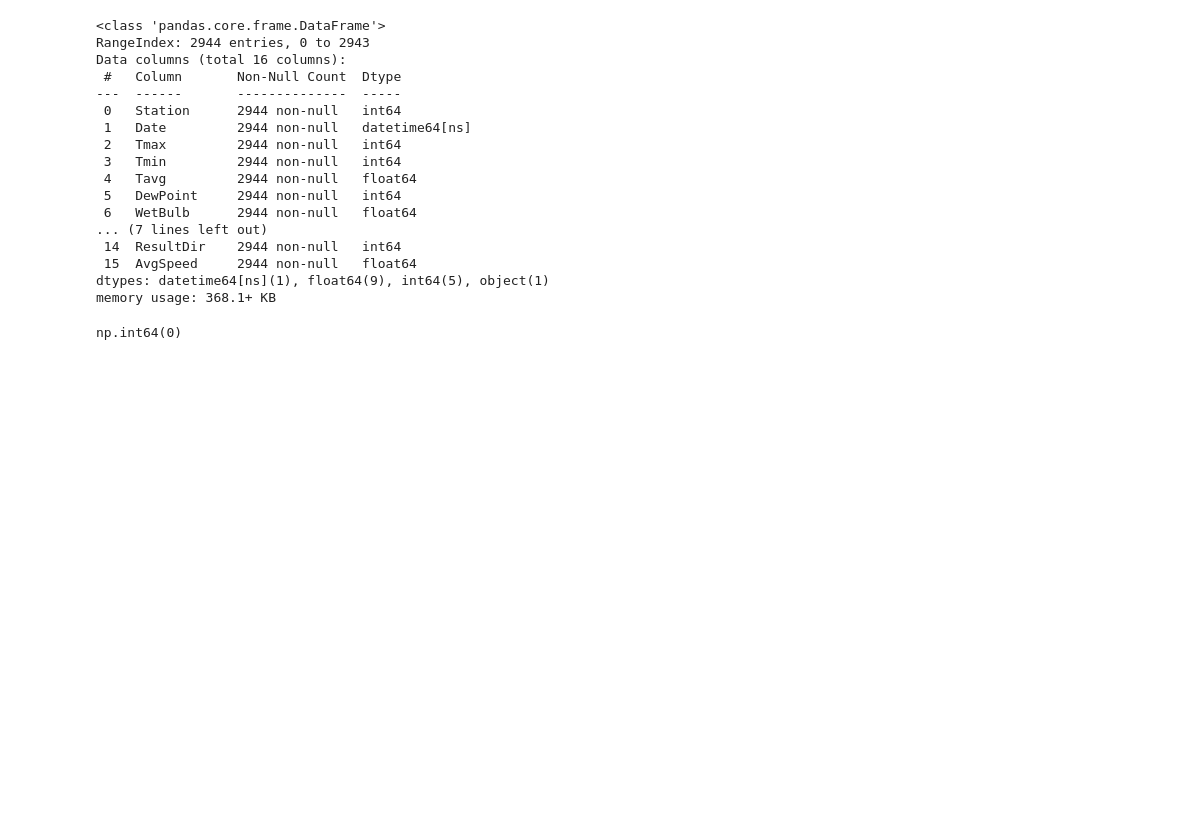
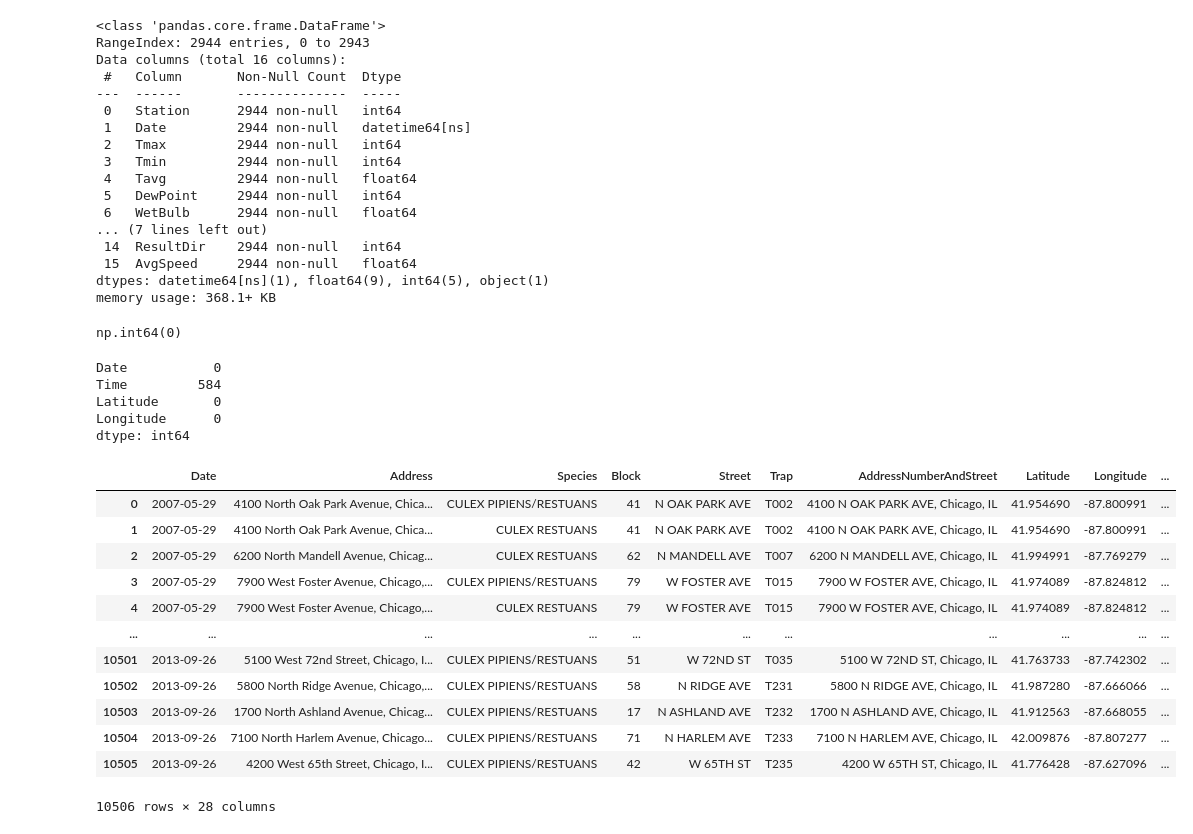
Before and after one commit to acies-saichandu-manchala/Capstone_Project, a Jupyter notebook: Cpastone EDA.ipynb, the cells around one changed output. Saved outputs shown, nothing was run; the diff lists cells and outputs as text; code cells hidden in the pictures; blank space fills up the shorter version.

Commit message:
Merged Weather and Train

```diff
--- a/Cpastone EDA.ipynb
+++ b/Cpastone EDA.ipynb
@@ -7,7 +8,8 @@ import altair as alt
 # %%
 spray_data = pd.read_csv("west_nile/input/spray.csv")
 weather_data = pd.read_csv("west_nile/input/weather.csv")
-train_data = pd.read_csv("west_nile/input/train.csv")
+train_data_unmerged = pd.read_csv("west_nile/input/train.csv")
+test_data_unmerged = pd.read_csv("west_nile/input/test.csv")
 # %%
 weather_data = weather_data.replace('-', np.nan)
 weather_data = weather_data.replace('M', np.nan)
@@ -53,6 +55,8 @@ nulls
 | 21 | AvgSpeed | 3 |
 # %%
 weather_data['Date']  = pd.to_datetime(weather_data['Date'])
+train_data_unmerged['Date']  = pd.to_datetime(train_data_unmerged['Date'])
+test_data_unmerged['Date']  = pd.to_datetime(test_data_unmerged['Date'])
 # %%
 weather_data['Date'].nunique()
 # %% [output]
@@ -318,3 +322,11 @@ memory usage: 368.1+ KB
 weather_data.isna().sum().sum()
 # %% [output]
 np.int64(0)
+# %%
+spray_data.isnull().sum()
+# %% [output]
+Date           0
+Time         584
+Latitude       0
+Longitude      0
+dtype: int64
@@ -320,0 +376,24 @@ np.int64(0)
+# %%
+train_data = pd.merge(
+    train_data_unmerged,
+    weather_data,
+    left_on=['Nearest_Station', 'Date'],
+    right_on=['Station', 'Date'],
+    how='left'
+)
+
+train_data
+# %% [output]
+|  | Date | Address | Species | Block | Street | Trap | AddressNumberAndStreet | Latitude | Longitude | ... |
+| 0 | 2007-05-29 | 4100 North Oak Park Avenue, Chica... | CULEX PIPIENS/RESTUANS | 41 | N OAK PARK AVE | T002 | 4100 N OAK PARK AVE, Chicago, IL | 41.954690 | -87.800991 | ... |
+| 1 | 2007-05-29 | 4100 North Oak Park Avenue, Chica... | CULEX RESTUANS | 41 | N OAK PARK AVE | T002 | 4100 N OAK PARK AVE, Chicago, IL | 41.954690 | -87.800991 | ... |
+| 2 | 2007-05-29 | 6200 North Mandell Avenue, Chicag... | CULEX RESTUANS | 62 | N MANDELL AVE | T007 | 6200 N MANDELL AVE, Chicago, IL | 41.994991 | -87.769279 | ... |
+| 3 | 2007-05-29 | 7900 West Foster Avenue, Chicago,... | CULEX PIPIENS/RESTUANS | 79 | W FOSTER AVE | T015 | 7900 W FOSTER AVE, Chicago, IL | 41.974089 | -87.824812 | ... |
+| 4 | 2007-05-29 | 7900 West Foster Avenue, Chicago,... | CULEX RESTUANS | 79 | W FOSTER AVE | T015 | 7900 W FOSTER AVE, Chicago, IL | 41.974089 | -87.824812 | ... |
+| ... | ... | ... | ... | ... | ... | ... | ... | ... | ... | ... |
+| 10501 | 2013-09-26 | 5100 West 72nd Street, Chicago, I... | CULEX PIPIENS/RESTUANS | 51 | W 72ND ST | T035 | 5100 W 72ND ST, Chicago, IL | 41.763733 | -87.742302 | ... |
+| 10502 | 2013-09-26 | 5800 North Ridge Avenue, Chicago,... | CULEX PIPIENS/RESTUANS | 58 | N RIDGE AVE | T231 | 5800 N RIDGE AVE, Chicago, IL | 41.987280 | -87.666066 | ... |
+| 10503 | 2013-09-26 | 1700 North Ashland Avenue, Chicag... | CULEX PIPIENS/RESTUANS | 17 | N ASHLAND AVE | T232 | 1700 N ASHLAND AVE, Chicago, IL | 41.912563 | -87.668055 | ... |
+| 10504 | 2013-09-26 | 7100 North Harlem Avenue, Chicago... | CULEX PIPIENS/RESTUANS | 71 | N HARLEM AVE | T233 | 7100 N HARLEM AVE, Chicago, IL | 42.009876 | -87.807277 | ... |
+| 10505 | 2013-09-26 | 4200 West 65th Street, Chicago, I... | CULEX PIPIENS/RESTUANS | 42 | W 65TH ST | T235 | 4200 W 65TH ST, Chicago, IL | 41.776428 | -87.627096 | ... |
+10506 rows × 28 columns
```
Also changed, not shown: parts of 3 cells of this notebook, 1 other file.
